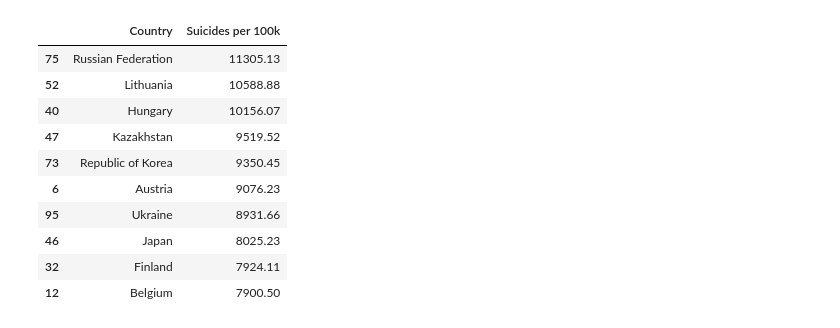
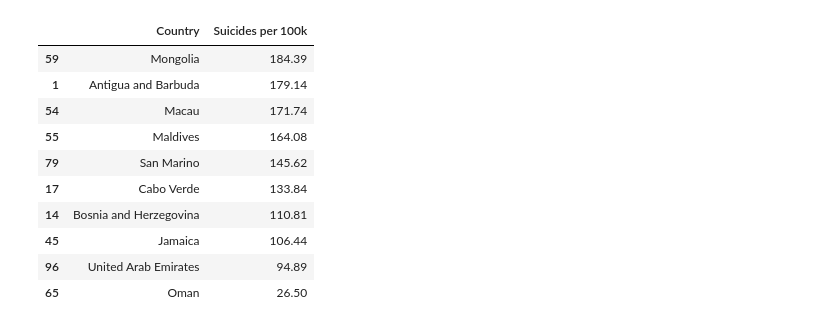
Before and after one commit to marko-londo/Suicide-Analysis, a Jupyter notebook: Notebooks/data_cleaning.ipynb, the cells around one changed output. Saved outputs shown, nothing was run; the diff lists cells and outputs as text; code cells hidden in the pictures.

```diff
--- a/Notebooks/data_cleaning.ipynb
+++ b/Notebooks/data_cleaning.ipynb
@@ -172,23 +181,30 @@ world_suicide_rates_total =  world_suicide_rates_total.drop(["Sex", "Age", "GDP
 world_suicide_rates_total = world_suicide_rates_total.groupby("Country")["Suicides per 100k"].sum().reset_index()
 world_suicide_rates_total.sort_values("Suicides per 100k", ascending=False, inplace=True)
 
-# Extracting top 10 percent of countries with highest suicide rates
+# Establishing upper and lower quantiles
 
-top_10_world_suicides_rates = world_suicide_rates_total.head(10)
+qlow_total = world_suicide_rates_total["Suicides per 100k"].quantile(0.02)
+qhigh_total = world_suicide_rates_total["Suicides per 100k"].quantile(1)
+total_filtered = world_suicide_rates_total[(world_suicide_rates_total["Suicides per 100k"] >= qlow_total) & (world_suicide_rates_total["Suicides per 100k"] <= qhigh_total)]
+
+# Extracting top 10 and bottom 10 countries by suicides per 100k
+
+top_10_world_suicides_rates = total_filtered.head(10)
+bottom_10_world_suicides_rates = total_filtered.tail(10)
-# %%
-top_10_world_suicides_rates
-# %% [output]
-|  | Country | Suicides per 100k |
-| 75 | Russian Federation | 11305.13 |
-| 52 | Lithuania | 10588.88 |
-| 40 | Hungary | 10156.07 |
-| 47 | Kazakhstan | 9519.52 |
-| 73 | Republic of Korea | 9350.45 |
-| 6 | Austria | 9076.23 |
-| 95 | Ukraine | 8931.66 |
-| 46 | Japan | 8025.23 |
-| 32 | Finland | 7924.11 |
-| 12 | Belgium | 7900.50 |
+# %%
+bottom_10_world_suicides_rates
+# %% [output]
+|  | Country | Suicides per 100k |
+| 59 | Mongolia | 184.39 |
+| 1 | Antigua and Barbuda | 179.14 |
+| 54 | Macau | 171.74 |
+| 55 | Maldives | 164.08 |
+| 79 | San Marino | 145.62 |
+| 17 | Cabo Verde | 133.84 |
+| 14 | Bosnia and Herzegovina | 110.81 |
+| 45 | Jamaica | 106.44 |
+| 96 | United Arab Emirates | 94.89 |
+| 65 | Oman | 26.50 |
 # %%
 # Extracting Russia suicides from World suicides
 
```
Also changed, not shown: parts of 2 cells of this notebook, 3 other files.
